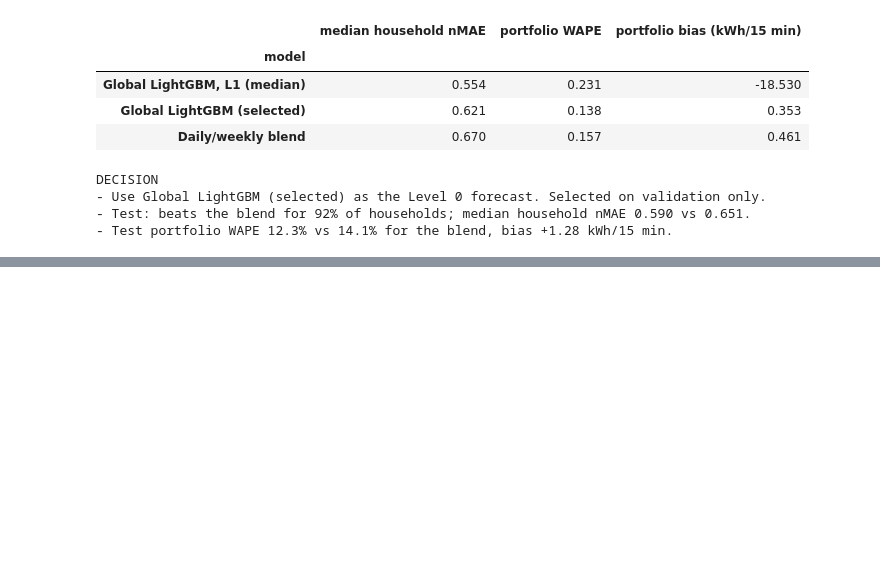
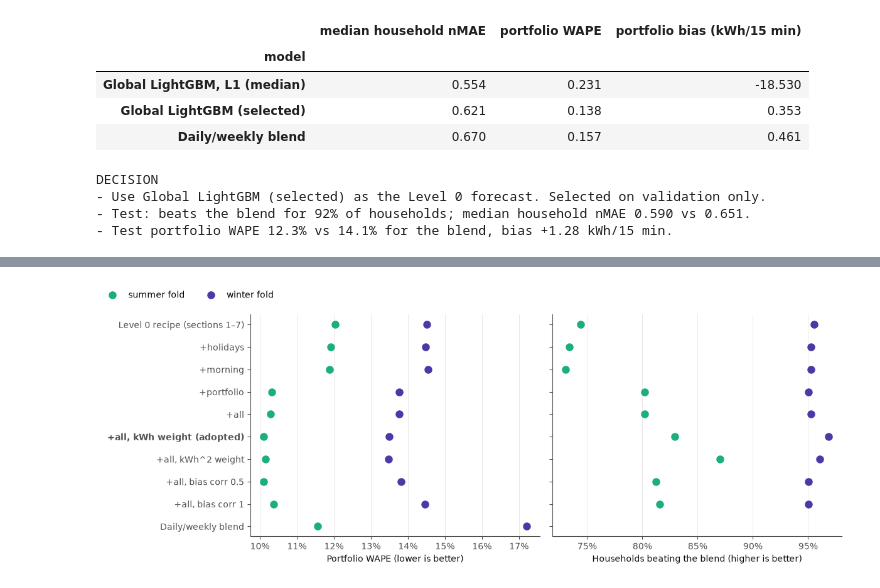
Before and after one commit to nicosquare/rwth_hackathon, a Jupyter notebook: notebooks/02_level0_day_ahead.ipynb, the cells around one changed output, grey strips where cells are left out. Cells and saved outputs as stored; diff of their text form; code cells hidden in the pictures; blank space fills up the shorter version.

```diff
--- a/notebooks/02_level0_day_ahead.ipynb
+++ b/notebooks/02_level0_day_ahead.ipynb
@@ -294,0 +307,38 @@ DECISION
+# %%
+track_a = pd.read_csv(ROOT / "artifacts" / "track_a" / "validation_results.csv")
+BEAT = f"share_households_beating_{REF}"
+ADOPTED = "+all, kWh weight"
+order = ["base", "+holidays", "+morning", "+portfolio", "+all", ADOPTED, "+all, kWh^2 weight",
+         "+all, bias corr 0.5", "+all, bias corr 1", REF]
+names = {"base": "Level 0 recipe (sections 1–7)", REF: "Daily/weekly blend", ADOPTED: "+all, kWh weight (adopted)"}
+FOLD_COLORS = {"val_summer": "#1baf7a", "val_winter": "#4a3aa7"}
+
+fig, axes = plt.subplots(1, 2, figsize=(12, 4.6), sharey=True)
+y = np.arange(len(order))[::-1]
+for ax, (metric, label) in zip(axes, [("wape", "Portfolio WAPE (lower is better)"),
+                                      (BEAT, "Households beating the blend (higher is better)")]):
+    for fold, color in FOLD_COLORS.items():
+        values = track_a[track_a.fold == fold].set_index("model").loc[order, metric]
+        if metric == BEAT:
+            values = values.where(values.index != REF)  # the blend cannot beat itself
+        ax.plot(values, y, marker="o", markersize=8, linewidth=0, color=color, label=fold.replace("val_", "") + " fold")
+    ax.set(xlabel=label); ax.grid(axis="y", visible=False)
+axes[0].set_yticks(y, [names.get(m, m) for m in order])
+axes[0].get_yticklabels()[order.index(ADOPTED)].set_fontweight("bold")
+axes[0].xaxis.set_major_formatter(plt.FuncFormatter(lambda v, _: f"{v:.0%}"))
+axes[1].xaxis.set_major_formatter(plt.FuncFormatter(lambda v, _: f"{v:.0%}"))
+fig.legend(*axes[0].get_legend_handles_labels(), frameon=False, loc="upper left", ncol=2)
+plt.tight_layout(rect=(0, 0, 1, .93)); plt.show()
+
+pooled = track_a[track_a.fold == "validation"].set_index("model").loc[order]
+wide = track_a.pivot(index="model", columns="fold", values="wape").loc[order]
+table = pd.DataFrame({
+    "summer WAPE": wide.val_summer, "winter WAPE": wide.val_winter, "pooled WAPE": pooled.wape,
+    "households beating blend": pooled[BEAT].where(pooled.index != REF),
+    "median household nMAE": pooled.median_household_nmae, "portfolio bias (kWh/15 min)": pooled.bias,
+}).rename(index=names)
+display(table.style.format({"summer WAPE": "{:.1%}", "winter WAPE": "{:.1%}", "pooled WAPE": "{:.1%}",
+                            "households beating blend": "{:.0%}", "median household nMAE": "{:.3f}",
+                            "portfolio bias (kWh/15 min)": "{:+.2f}"}, na_rep="—"))
+# %% [output]
+[figure, added]
```
Also changed, not shown: parts of 4 cells of this notebook.
